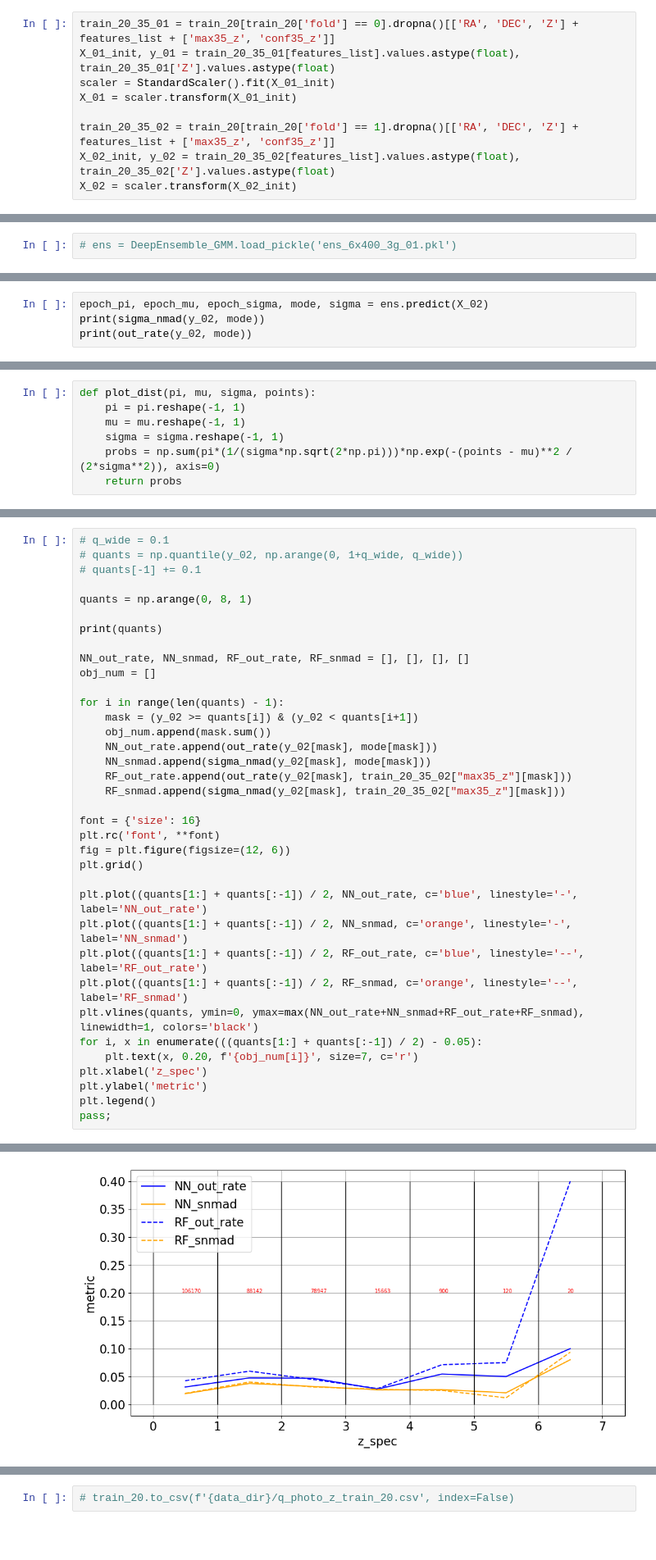
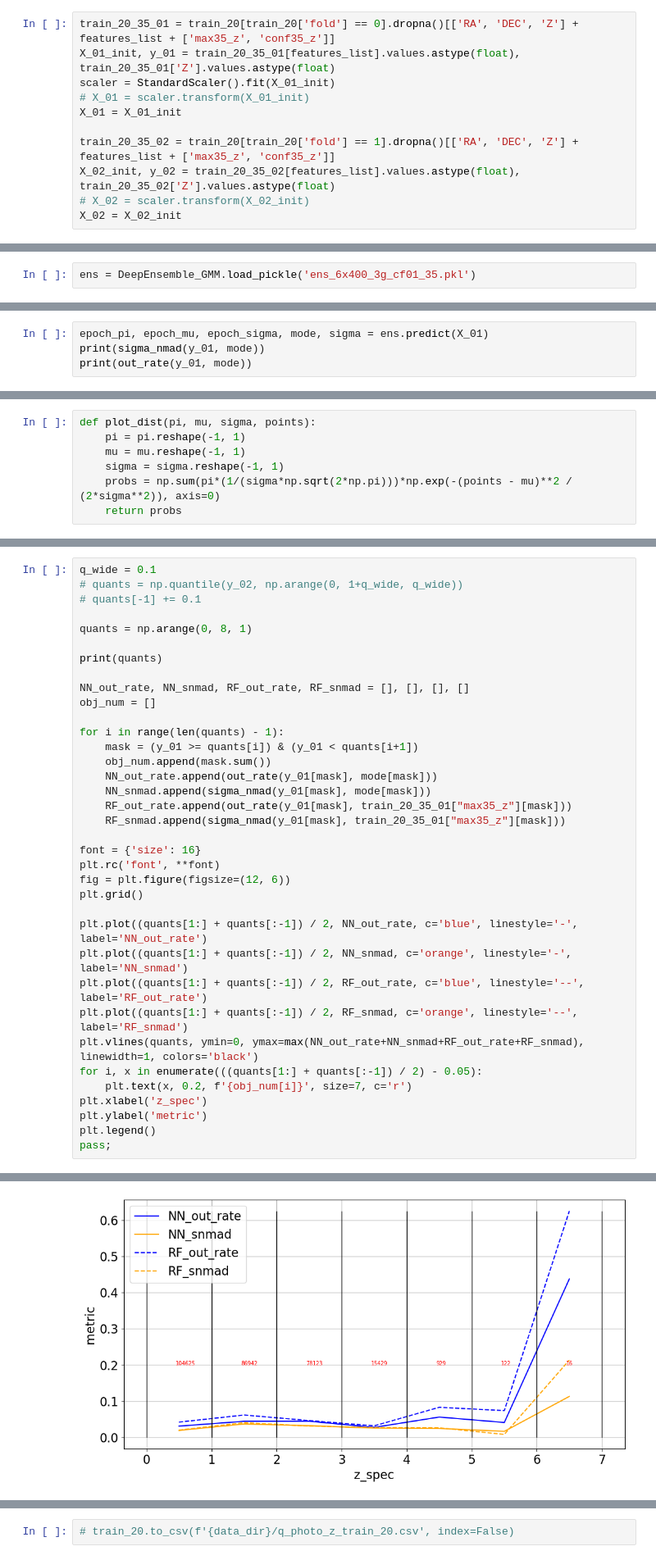
Before and after one commit to SVasi1yev/MSU_quasars, a Jupyter notebook: deep_ensambles_photo_z.ipynb, the cells around one changed output, grey strips where cells are left out. Shown at 82% size. Drawn from its saved outputs; the diff is of its cells as text; blank space fills up the shorter version.

```diff
--- a/deep_ensambles_photo_z.ipynb
+++ b/deep_ensambles_photo_z.ipynb
@@ -508,11 +508,13 @@ def out_rate_z6(true, preds):
 train_20_35_01 = train_20[train_20['fold'] == 0].dropna()[['RA', 'DEC', 'Z'] + features_list + ['max35_z', 'conf35_z']]
 X_01_init, y_01 = train_20_35_01[features_list].values.astype(float), train_20_35_01['Z'].values.astype(float)
 scaler = StandardScaler().fit(X_01_init)
-X_01 = scaler.transform(X_01_init)
+# X_01 = scaler.transform(X_01_init)
+X_01 = X_01_init
 
 train_20_35_02 = train_20[train_20['fold'] == 1].dropna()[['RA', 'DEC', 'Z'] + features_list + ['max35_z', 'conf35_z']]
 X_02_init, y_02 = train_20_35_02[features_list].values.astype(float), train_20_35_02['Z'].values.astype(float)
-X_02 = scaler.transform(X_02_init)
+# X_02 = scaler.transform(X_02_init)
+X_02 = X_02_init
 # %%
 ens = DeepEnsemble_GMM(
     MLP_GMM,
@@ -580,2 +582,2 @@ Time: 14.453
 # %%
-# ens = DeepEnsemble_GMM.load_pickle('ens_6x400_3g_01.pkl')
+ens = DeepEnsemble_GMM.load_pickle('ens_6x400_3g_cf01_35.pkl')
@@ -582,5 +586,5 @@ Time: 14.453
 # %%
-epoch_pi, epoch_mu, epoch_sigma, mode, sigma = ens.predict(X_02)
-print(sigma_nmad(y_02, mode))
-print(out_rate(y_02, mode))
+epoch_pi, epoch_mu, epoch_sigma, mode, sigma = ens.predict(X_01)
+print(sigma_nmad(y_01, mode))
+print(out_rate(y_01, mode))
 # %% [output]
@@ -638,42 +642,42 @@ pass;
 # %%
-# q_wide = 0.1
+q_wide = 0.1
 # quants = np.quantile(y_02, np.arange(0, 1+q_wide, q_wide))
 # quants[-1] += 0.1
 
 quants = np.arange(0, 8, 1)
 
 print(quants)
 
 NN_out_rate, NN_snmad, RF_out_rate, RF_snmad = [], [], [], []
 obj_num = []
 
 for i in range(len(quants) - 1):
-    mask = (y_02 >= quants[i]) & (y_02 < quants[i+1])
+    mask = (y_01 >= quants[i]) & (y_01 < quants[i+1])
     obj_num.append(mask.sum())
-    NN_out_rate.append(out_rate(y_02[mask], mode[mask]))
-    NN_snmad.append(sigma_nmad(y_02[mask], mode[mask]))
-    RF_out_rate.append(out_rate(y_02[mask], train_20_35_02["max35_z"][mask]))
-    RF_snmad.append(sigma_nmad(y_02[mask], train_20_35_02["max35_z"][mask]))
+    NN_out_rate.append(out_rate(y_01[mask], mode[mask]))
+    NN_snmad.append(sigma_nmad(y_01[mask], mode[mask]))
+    RF_out_rate.append(out_rate(y_01[mask], train_20_35_01["max35_z"][mask]))
+    RF_snmad.append(sigma_nmad(y_01[mask], train_20_35_01["max35_z"][mask]))
 
 font = {'size': 16}
 plt.rc('font', **font)
 fig = plt.figure(figsize=(12, 6))
 plt.grid()
 
 plt.plot((quants[1:] + quants[:-1]) / 2, NN_out_rate, c='blue', linestyle='-', label='NN_out_rate')
 plt.plot((quants[1:] + quants[:-1]) / 2, NN_snmad, c='orange', linestyle='-', label='NN_snmad')
 plt.plot((quants[1:] + quants[:-1]) / 2, RF_out_rate, c='blue', linestyle='--', label='RF_out_rate')
 plt.plot((quants[1:] + quants[:-1]) / 2, RF_snmad, c='orange', linestyle='--', label='RF_snmad')
 plt.vlines(quants, ymin=0, ymax=max(NN_out_rate+NN_snmad+RF_out_rate+RF_snmad), linewidth=1, colors='black')
 for i, x in enumerate(((quants[1:] + quants[:-1]) / 2) - 0.05):
-    plt.text(x, 0.20, f'{obj_num[i]}', size=7, c='r')
+    plt.text(x, 0.2, f'{obj_num[i]}', size=7, c='r')
 plt.xlabel('z_spec')
 plt.ylabel('metric')
 plt.legend()
 pass;
 # %% [output]
 [0 1 2 3 4 5 6 7]
-[figure, old version]
+[figure, new version]
 # %%
 font = {'size': 16}
 plt.rc('font', **font)
```
Also changed, not shown: parts of 16 cells of this notebook.
